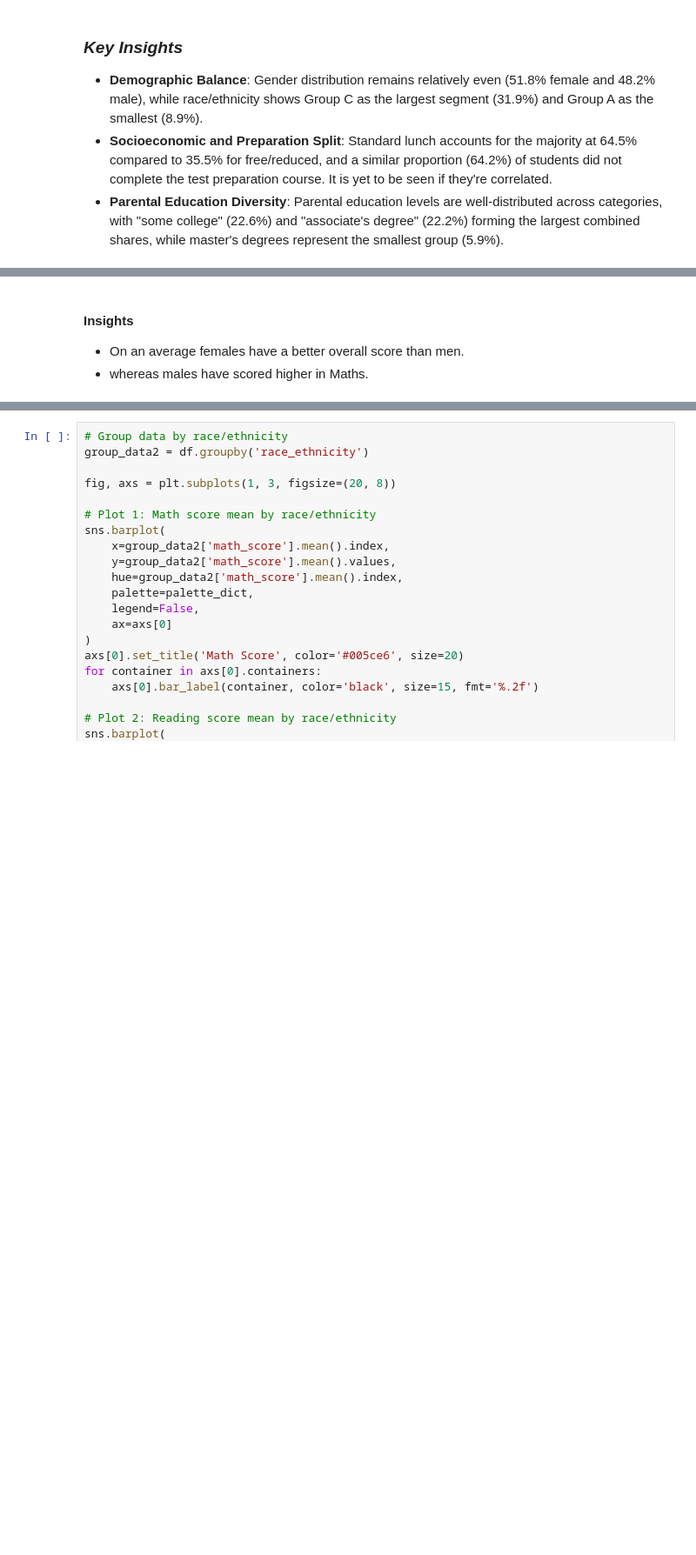
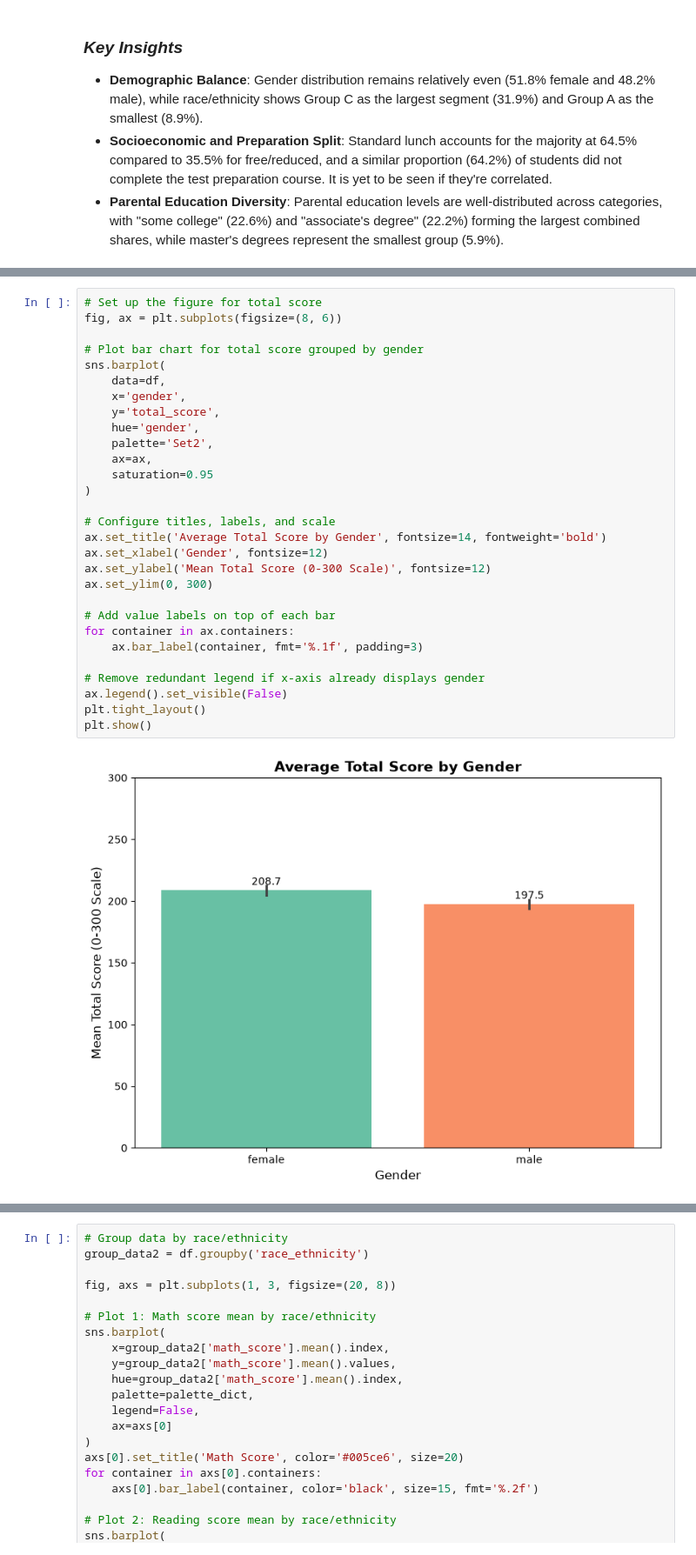
Before and after one commit to fiorellatrigo/mlproject, a Jupyter notebook: notebook/1 . EDA STUDENT PERFORMANCE .ipynb, the cells around one changed output, grey strips where cells are left out. Shown at 87% size. Drawn from its saved outputs; the diff is of its cells as text; blank space fills up the shorter version.

```diff
--- a/notebook/1 . EDA STUDENT PERFORMANCE .ipynb
+++ b/notebook/1 . EDA STUDENT PERFORMANCE .ipynb
@@ -393,4 +328,31 @@ plt.show()
-# %% [markdown]
-#### Insights
-- On an average females have a better overall score than men.
-- whereas males have scored higher in Maths.
+# %%
+# Set up the figure for total score
+fig, ax = plt.subplots(figsize=(8, 6))
+
+# Plot bar chart for total score grouped by gender
+sns.barplot(
+    data=df,
+    x='gender',
+    y='total_score',
+    hue='gender',
+    palette='Set2',
+    ax=ax,
+    saturation=0.95
+)
+
+# Configure titles, labels, and scale
+ax.set_title('Average Total Score by Gender', fontsize=14, fontweight='bold')
+ax.set_xlabel('Gender', fontsize=12)
+ax.set_ylabel('Mean Total Score (0-300 Scale)', fontsize=12)
+ax.set_ylim(0, 300)
+
+# Add value labels on top of each bar
+for container in ax.containers:
+    ax.bar_label(container, fmt='%.1f', padding=3)
+
+# Remove redundant legend if x-axis already displays gender
+ax.legend().set_visible(False)
+plt.tight_layout()
+plt.show()
+# %% [output]
+[figure, added]
```
Also changed, not shown: parts of 35 cells of this notebook, 15 other files.
